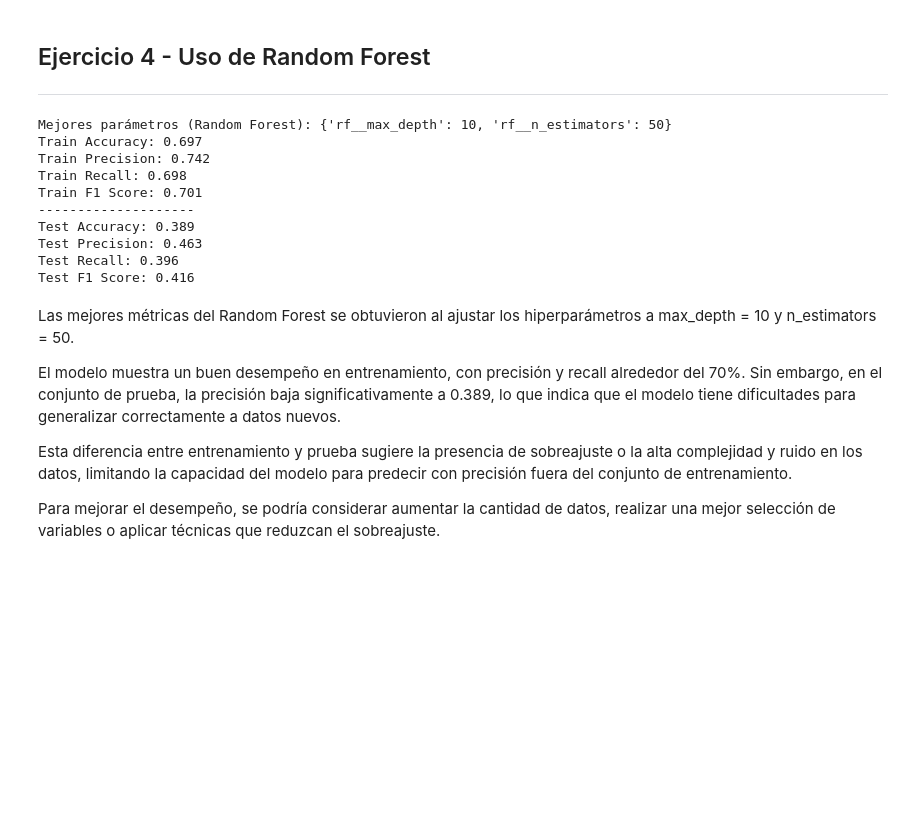
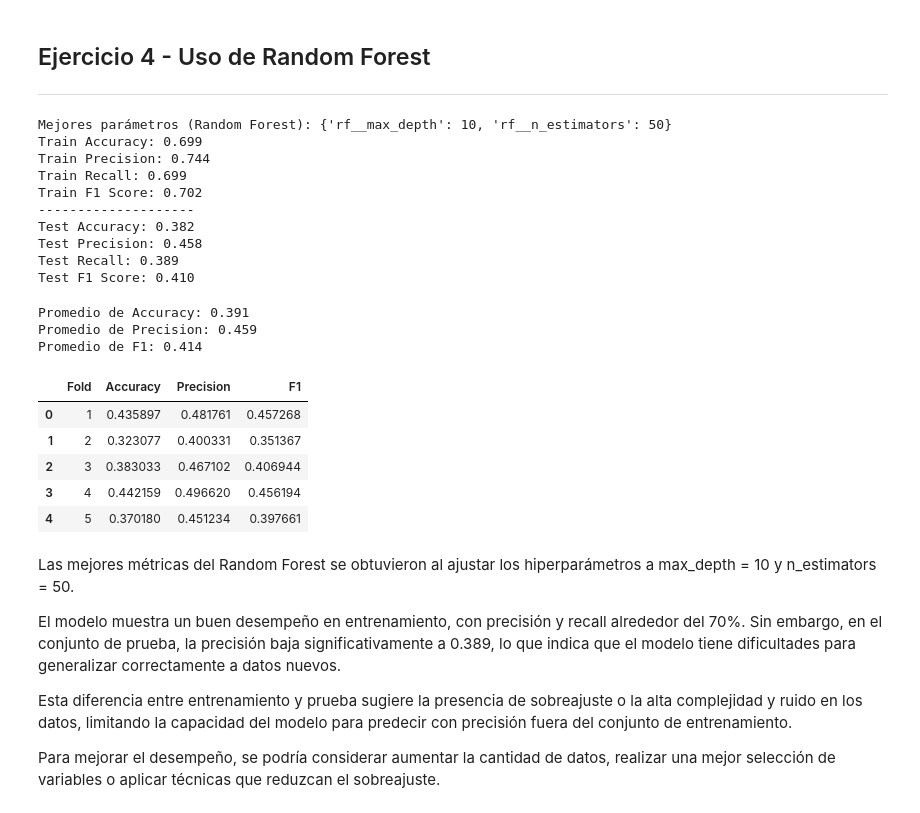
Before and after one commit to Kabarou/TP3_Mineria, a Jupyter notebook: main.ipynb, the cells around one changed output. Cells and saved outputs as stored; diff of their text form; code cells hidden in the pictures; blank space fills up the shorter version.

```diff
--- a/main.ipynb
+++ b/main.ipynb
@@ -414,14 +478,14 @@ pipeline_rf = Pipeline([
 # Búsqueda de hiperparámetros
 param_grid_rf = {
     'rf__n_estimators': [50, 100, 200],
-    'rf__max_depth': [None, 10, 20, 30]
+    'rf__max_depth': [None, 3, 5, 7, 10, 13, 15]
 }
 
 grid_search_rf = GridSearchCV(
     pipeline_rf,
     param_grid_rf,
     cv=5,
-    scoring='accuracy',
+    scoring='f1_macro',
     n_jobs=-1
 )
 
@@ -448,15 +512,47 @@ print(f"Test Recall: {recall_score(y_test, y_test_pred, average='macro'):.3f}")
 print(f"Test F1 Score: {f1_score(y_test, y_test_pred, average='macro'):.3f}")
 # %% [output]
 Mejores parámetros (Random Forest): {'rf__max_depth': 10, 'rf__n_estimators': 50}
-Train Accuracy: 0.697
-Train Precision: 0.742
-Train Recall: 0.698
-Train F1 Score: 0.701
+Train Accuracy: 0.699
+Train Precision: 0.744
+Train Recall: 0.699
+Train F1 Score: 0.702
 --------------------
-Test Accuracy: 0.389
-Test Precision: 0.463
-Test Recall: 0.396
-Test F1 Score: 0.416
+Test Accuracy: 0.382
+Test Precision: 0.458
+Test Recall: 0.389
+Test F1 Score: 0.410
+# %%
+# Usamos el mejor pipeline de Random Forest para validación cruzada
+scores = cross_validate(
+    best_rf,
+    X_test,
+    y_test,
+    cv=skf,
+    scoring=['accuracy', 'f1_macro', 'precision_macro'],
+    return_estimator=False
+)
+
+# Creamos un DataFrame con los resultados de cada fold
+df_cv = pd.DataFrame({
+    'Fold': np.arange(1, 6),
+    'Accuracy': scores['test_accuracy'],
+    'Precision': scores['test_precision_macro'],
+    'F1': scores['test_f1_macro']
+})
+print(f"Promedio de Accuracy: {df_cv['Accuracy'].mean():.3f}")
+print(f"Promedio de Precision: {df_cv['Precision'].mean():.3f}")
+print(f"Promedio de F1: {df_cv['F1'].mean():.3f}")
+df_cv
+# %% [output]
+Promedio de Accuracy: 0.391
+Promedio de Precision: 0.459
+Promedio de F1: 0.414
+|  | Fold | Accuracy | Precision | F1 |
+| 0 | 1 | 0.435897 | 0.481761 | 0.457268 |
+| 1 | 2 | 0.323077 | 0.400331 | 0.351367 |
+| 2 | 3 | 0.383033 | 0.467102 | 0.406944 |
+| 3 | 4 | 0.442159 | 0.496620 | 0.456194 |
+| 4 | 5 | 0.370180 | 0.451234 | 0.397661 |
 # %% [markdown]
 Las mejores métricas del Random Forest se obtuvieron al ajustar los hiperparámetros a max_depth = 10 y n_estimators = 50.
 
```
Also changed, not shown: parts of 6 cells of this notebook.
